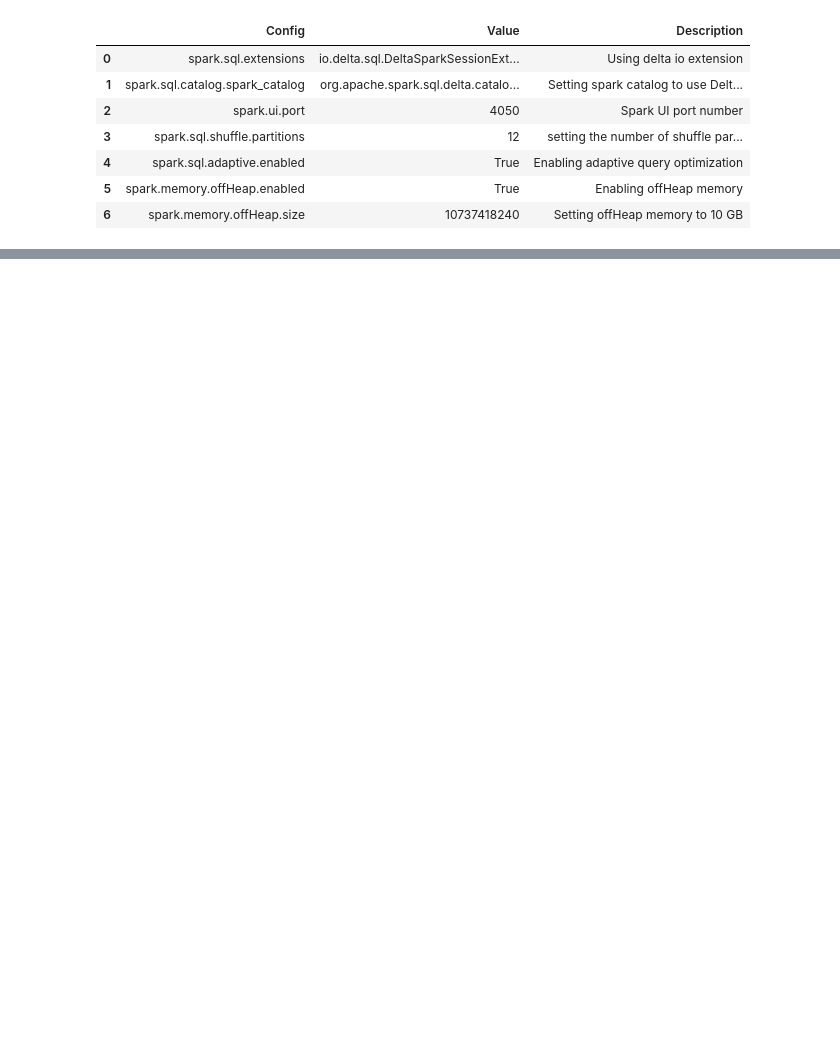
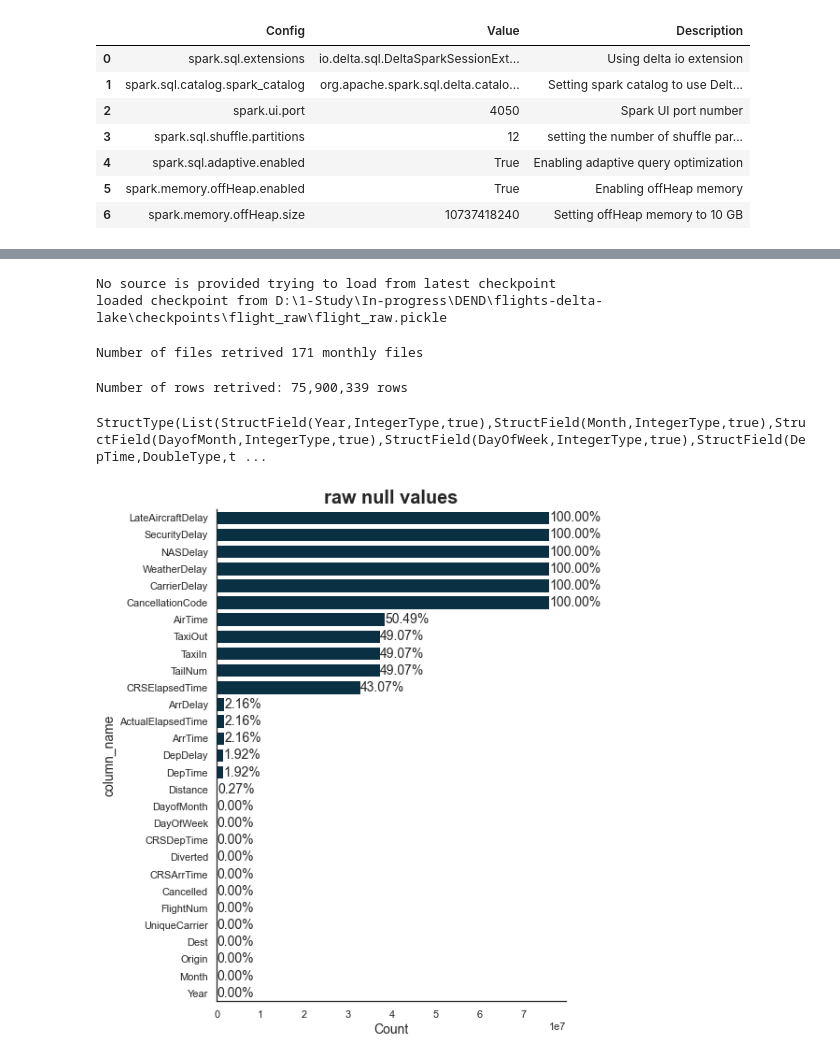
Before and after one commit to ahmed-gharib89/flights-delta-lake, a Jupyter notebook: Capstone Project Template.ipynb, the cells around one changed output, grey strips where cells are left out. Drawn from its saved outputs; the diff is of its cells as text; code cells hidden in the pictures; blank space fills up the shorter version.

```diff
--- a/Capstone Project Template.ipynb
+++ b/Capstone Project Template.ipynb
@@ -939,0 +261,35 @@ Create a data dictionary for your data model. For each field, provide a brief de
+# %%
+flights_stream = FlightsRaw(flight_raw_checkpoint)
+# %% [output]
+No source is provided trying to load from latest checkpoint
+loaded checkpoint from D:\1-Study\In-progress\DEND\flights-delta-lake\checkpoints\flight_raw\flight_raw.pickle
+# %%
+print(f"Number of files retrived {len(flights_stream.retrived_files)} monthly files")
+# %% [output]
+Number of files retrived 171 monthly files
+# %%
+print(f'Number of rows retrived: {flights_stream.rows_retrived:,} rows')
+# %% [output]
+Number of rows retrived: 75,900,339 rows
+# %%
+# Getting the schema for flights raw
+schema = get_flight_schema(spark, flights_stream)
+schema
+# %% [output]
+StructType(List(StructField(Year,IntegerType,true),StructField(Month,IntegerType,true),StructField(DayofMonth,IntegerType,true),StructField(DayOfWeek,IntegerType,true),StructField(DepTime,DoubleType,t ...
+# %%
+# Read flights raw data into dataframe
+flights_raw_df = (
+    spark.read.format('csv')
+    .option('header', 'true')
+    .schema(schema)
+    .load(flight_raw_path + os.sep + '*')
+)
+# %%
+# Intialize ExploreDfs class
+explore_flights = ExploreDfs(flights_raw_df, 'raw')
+# %%
+# Explore null values
+nulls_df = explore_flights.explore_nulls(bar_chart=True)
+# %% [output]
+[figure, added]
```
Also changed, not shown: parts of 192 cells of this notebook.
